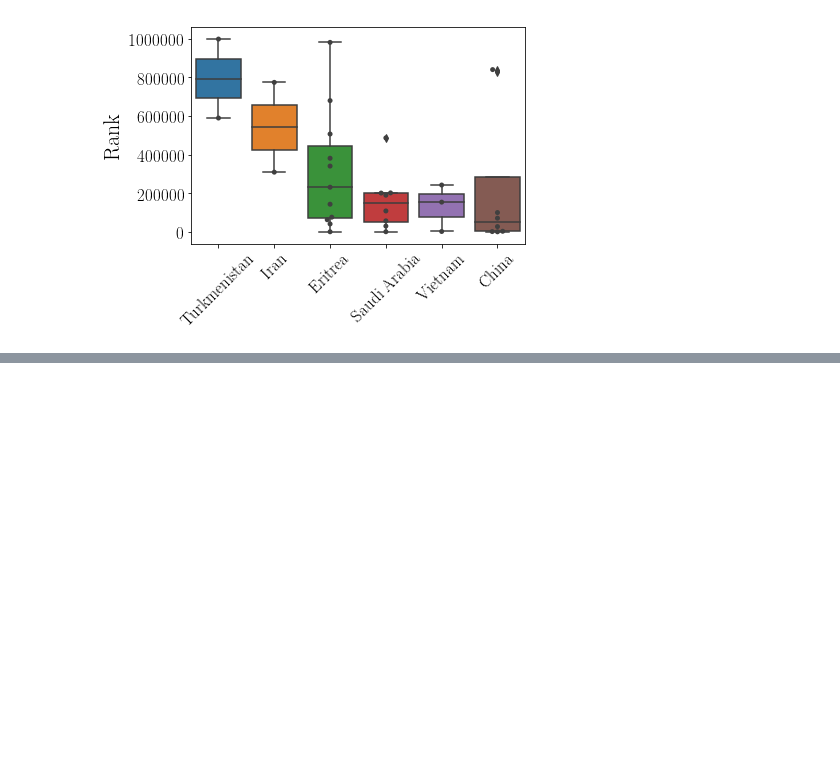
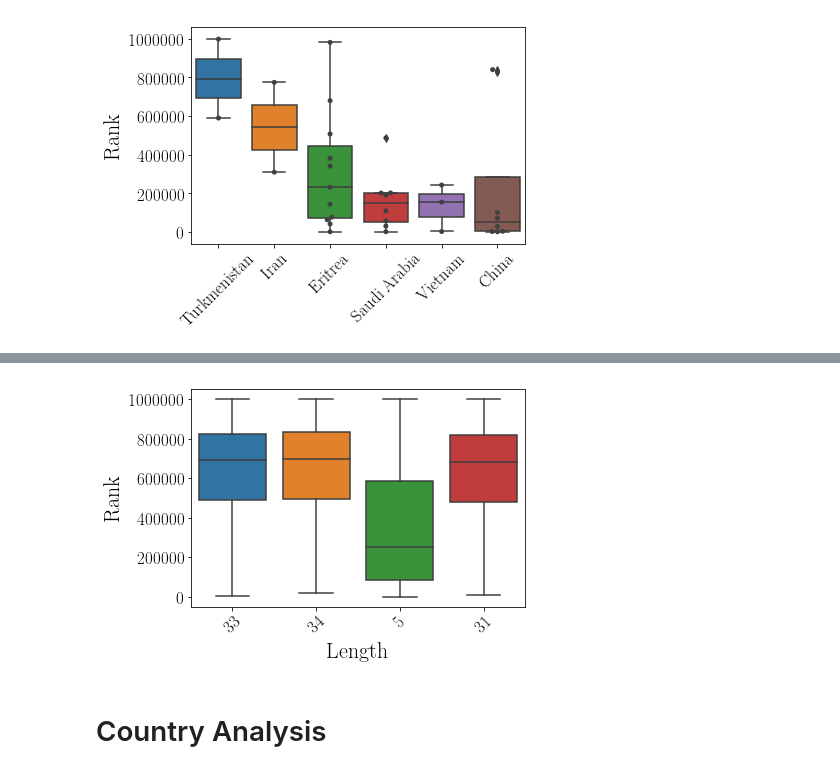
Before and after one commit to spring-epfl/doh_traffic_analysis, a Jupyter notebook: code/censorship/censored_domains.ipynb, the cells around one changed output, grey strips where cells are left out. Cells and saved outputs as stored; diff of their text form; code cells hidden in the pictures; blank space fills up the shorter version.

Commit message:
stats by country

```diff
--- a/code/censorship/censored_domains.ipynb
+++ b/code/censorship/censored_domains.ipynb
@@ -310,3 +320,15 @@ plt.show()
 #plt.savefig('censored_ranking.pdf', bbox_inches="tight")
 # %% [output]
 [figure]
+# %%
+low_anon_length_list = [5, 5, 31, 34, 34, 33]
+low_anon_length_list = list(set(low_anon_length_list))
+# %%
+alexa_low_anon_rankings = []
+for item in low_anon_length_list:
+    print(item)
+    rankings = []
+    domains = alexa_domain_dict[item]
+    for domain in domains:
+        rankings.append(alexa_domains.index(domain))
+    alexa_low_anon_rankings.append(rankings)
@@ -312,0 +344,16 @@ plt.show()
+# %%
+df = pd.DataFrame(alexa_low_anon_rankings)
+df = df.transpose()
+df.columns = low_anon_length_list
+sns.boxplot(data=df)
+#sns.swarmplot(data=df, color=".25")
+plt.ylabel("Rank", fontsize=22)
+plt.xlabel("Length", fontsize=22)
+plt.tick_params(labelsize=17)
+plt.xticks(rotation=45)
+#plt.xticks(range(1, 7), country_list)
+plt.show()
+# %% [output]
+[figure, added]
+# %% [markdown]
+# Country Analysis
```
Also changed, not shown: parts of 10 cells of this notebook.
